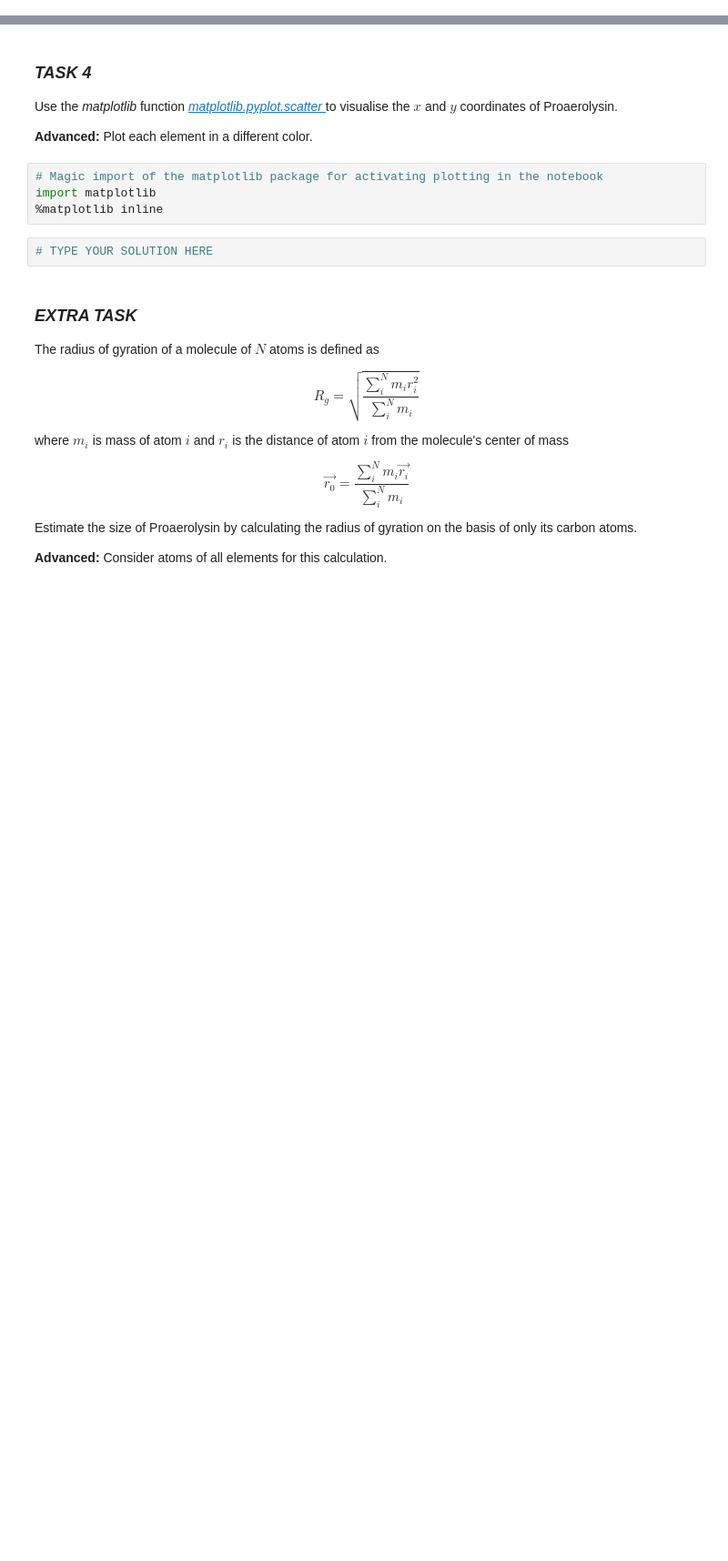
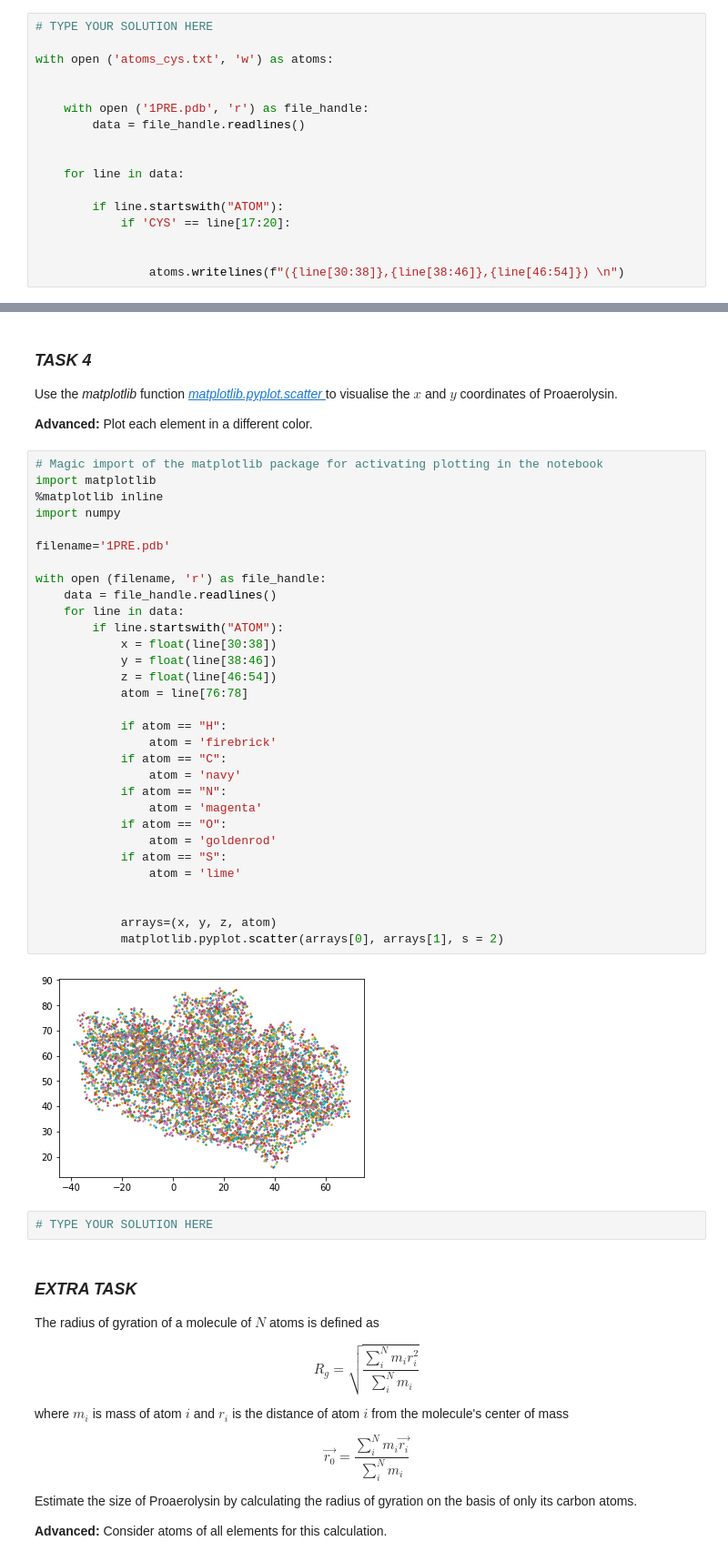
Before and after one commit to mhantke/python-course, a Jupyter notebook: session3/session3_alastair.ipynb, the cells around one changed output, grey strips where cells are left out. Shown: that part at 91% size. Saved outputs shown, nothing was run; the diff lists cells and outputs as text; blank space fills up the shorter version.

```diff
--- a/session3/session3_alastair.ipynb
+++ b/session3/session3_alastair.ipynb
@@ -56,3 +82,20 @@ Parse ``1PRE.pdb`` and write the $x$, $y$ and $z$ coordinates of all the cystein
+# %%
+# TYPE YOUR SOLUTION HERE
+
+with open ('atoms_cys.txt', 'w') as atoms:
+
+
+    with open ('1PRE.pdb', 'r') as file_handle:
+        data = file_handle.readlines()
+
+
+    for line in data:
+
+        if line.startswith("ATOM"):
+            if 'CYS' == line[17:20]:
+
+
+                atoms.writelines(f"({line[30:38]},{line[38:46]},{line[46:54]}) \n")
 # %% [markdown]
 ### *TASK 3*
 
@@ -74,10 +163,39 @@ import numpy
 Use the *matplotlib* function [*matplotlib.pyplot.scatter* ](https://matplotlib.org/api/_as_gen/matplotlib.pyplot.scatter.html) to visualise the $x$ and $y$ coordinates of Proaerolysin.
 
 **Advanced:** Plot each element in a different color.
-# %%
-# Magic import of the matplotlib package for activating plotting in the notebook
-import matplotlib
-%matplotlib inline
+# %%
+# Magic import of the matplotlib package for activating plotting in the notebook
+import matplotlib
+%matplotlib inline
+import numpy
+
+filename='1PRE.pdb'
+
+with open (filename, 'r') as file_handle:
+    data = file_handle.readlines()
+    for line in data:
+        if line.startswith("ATOM"):
+            x = float(line[30:38])
+            y = float(line[38:46])
+            z = float(line[46:54])
+            atom = line[76:78]
+
+            if atom == "H":
+                atom = 'firebrick'
+            if atom == "C":
+                atom = 'navy'
+            if atom == "N":
+                atom = 'magenta'
+            if atom == "O":
+                atom = 'goldenrod'
+            if atom == "S":
+                atom = 'lime'
+
+
+            arrays=(x, y, z, atom)
+            matplotlib.pyplot.scatter(arrays[0], arrays[1], s = 2)
+# %% [output]
+[figure, added]
 # %%
 # TYPE YOUR SOLUTION HERE
 # %% [markdown]
```
Also changed, not shown: parts of 8 cells of this notebook.
